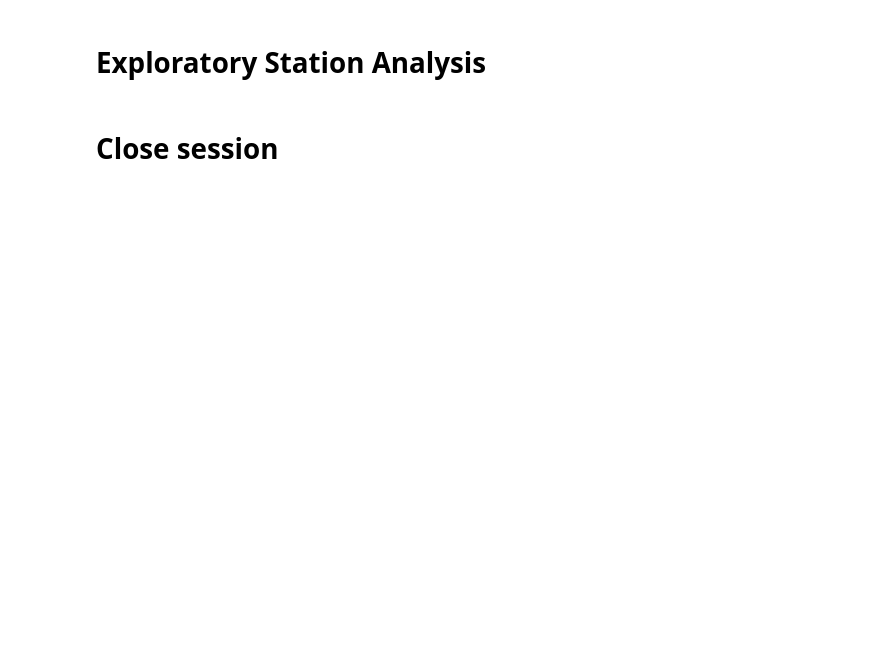
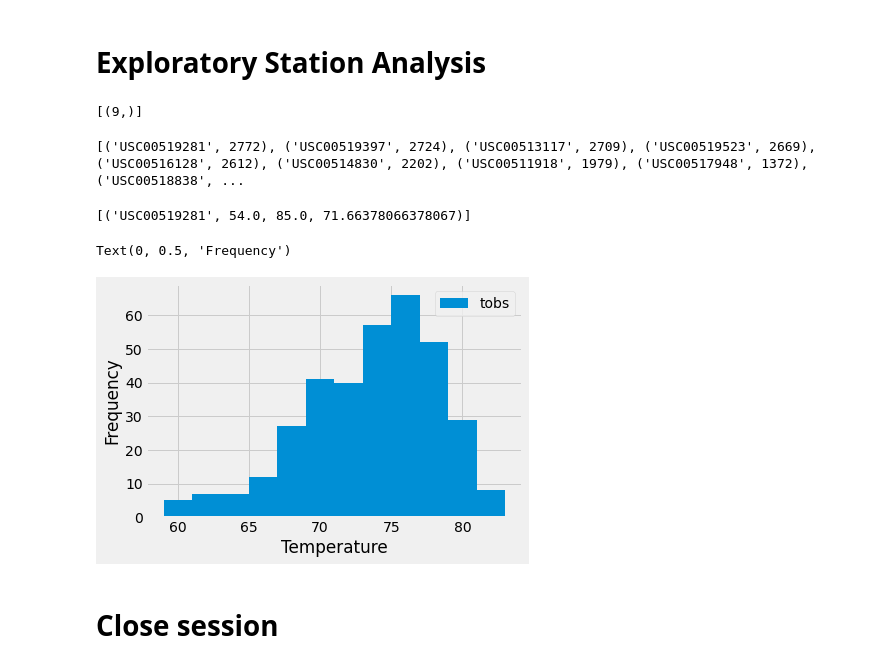
Before and after one commit to Brucimus/sqlalchemy-challenge, a Jupyter notebook: climate_starter.ipynb, the cells around one changed output. Cells and saved outputs as stored; diff of their text form; code cells hidden in the pictures; blank space fills up the shorter version.

```diff
--- a/climate_starter.ipynb
+++ b/climate_starter.ipynb
@@ -67,14 +108,34 @@ most_recent.date
 # Exploratory Station Analysis
 # %%
 # Design a query to calculate the total number stations in the dataset
+engine.execute('select count(*) from station').fetchall()
+# %% [output]
+[(9,)]
 # %%
 # Design a query to find the most active stations (i.e. what stations have the most rows?)
 # List the stations and the counts in descending order.
+station_activity = engine.execute('select station, count(*) from measurement group by station order by count(*) desc').fetchall()
+print(station_activity)
+# %% [output]
+[('USC00519281', 2772), ('USC00519397', 2724), ('USC00513117', 2709), ('USC00519523', 2669), ('USC00516128', 2612), ('USC00514830', 2202), ('USC00511918', 1979), ('USC00517948', 1372), ('USC00518838', ...
 # %%
 # Using the most active station id from the previous query, calculate the lowest, highest, and average temperature.
+most_active_station =station_activity[0][0]
+engine.execute(f'select station, min(tobs) as min_temp, max(tobs) as max_temp, avg(tobs) as avg_temp from measurement where station = "{most_active_station}" group by station').fetchall()
+# %% [output]
+[('USC00519281', 54.0, 85.0, 71.66378066378067)]
 # %%
 # Using the most active station id
 # Query the last 12 months of temperature observation data for this station and plot the results as a histogram
+last_year_temps = engine.execute(f'select tobs from measurement where station = "{most_active_station}" and date > "{one_year_ago}" order by date').fetchall()
+
+USC00519281_last_year = pd.DataFrame(last_year_temps)
+USC00519281_last_year.plot.hist(grid=True, bins=12)
+plt.xlabel('Temperature')
+plt.ylabel('Frequency')
+# %% [output]
+Text(0, 0.5, 'Frequency')
+[figure, added]
 # %% [markdown]
 # Close session
 # %%
```
Also changed, not shown: parts of 3 cells of this notebook, 1 other file.
